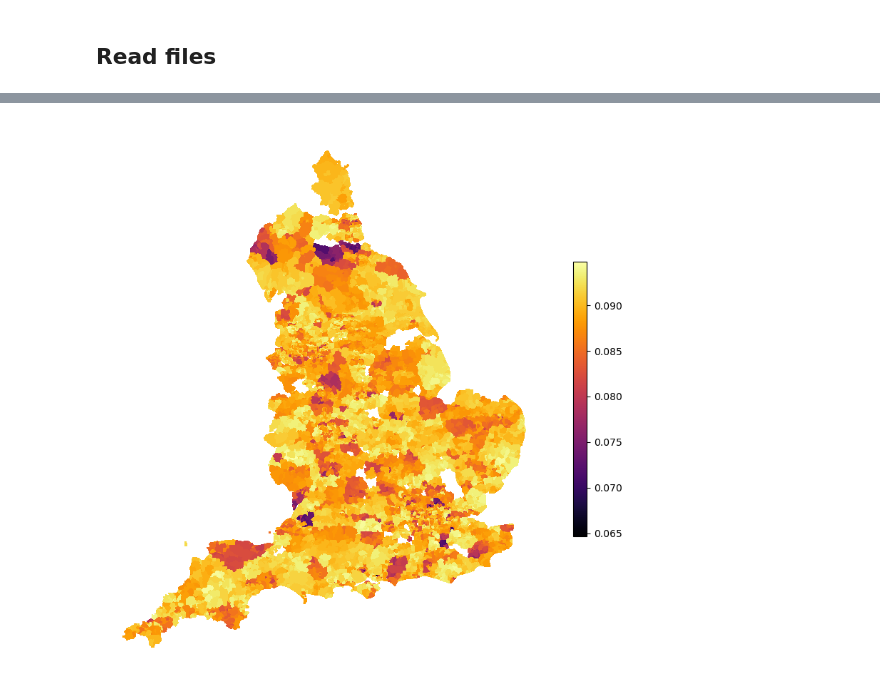
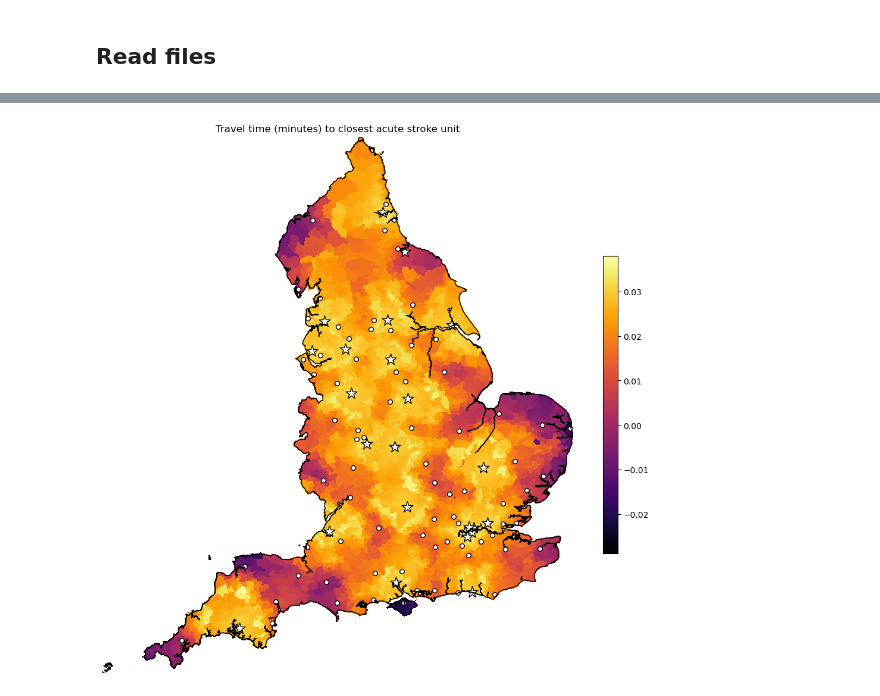
Before and after one commit to stroke-modelling/muster2, a Jupyter notebook: map/produce_maps.ipynb, the cells around one changed output, grey strips where cells are left out. Drawn from its saved outputs; the diff is of its cells as text; code cells hidden in the pictures.

```diff
--- a/map/produce_maps.ipynb
+++ b/map/produce_maps.ipynb
@@ -11,4 +11,12 @@ import pandas as pd
 # Import England LSAO Shape file (use 'zip://'' prefix for zip files)
 filename = "zip://./Lower_layer_super_output_areas_(E+W)_2011_Boundaries_(Generalised_Clipped)_V2.zip"
 lsoa_gdf = geopandas.read_file(filename, crs='EPSG:27700')
-data = pd.read_csv('default_scenario.csv')
+data = pd.read_csv('results.csv')
+# %%
+filename = "zip://./Countries_(December_2022)_GB_BFC.zip"
+countries_gdf = geopandas.read_file(filename, crs='EPSG:27700')
+mask = countries_gdf['CTRY22NM'] == 'England'
+countries_gdf = countries_gdf[mask]
+# Get outline of countries_gdf
+england = countries_gdf.boundary
+england.plot()
@@ -83,4 +119,8 @@ hospitals_gdf.geometry = geopandas.points_from_xy(
         hospitals_gdf.long, hospitals_gdf.lat)
 # Set crs for geometry, using epsg4326 for lat/long
 hospitals_gdf = hospitals_gdf.set_crs(epsg=4326)
+# Convert to British National Grid
+hospitals_gdf = hospitals_gdf.to_crs(epsg=27700)
 hospitals_gdf.head()
+mask = hospitals_gdf['Country'] == 'England'
+hospitals_gdf = hospitals_gdf[mask]
@@ -95,37 +127,36 @@ hospitals_gdf.head()
 # %%
 fig, ax = plt.subplots(figsize=(10, 10)) # Make max dimensions 10x10 inch
 data.plot(ax=ax, # Set which axes to use for plot (only one here)
-                 column='nlvo_drip_ship_ivt_utility_shift', # Column to apply colour
+                 column='msu_mrs_0-2_benefit', # Column to apply colour
                  antialiased=False, # Avoids artifact boundry lines
                  edgecolor='face', # Make LSOA boundry same colour as area
                  #vmin=0, # Manual scale min (remove to make automatic)
                  #vmax=0.05, # Manual scale max (remove to make automatic)
                  cmap='inferno', # Colour map to use
                  # Adjust size of colourmap key, and add label
                  legend_kwds={'shrink':0.5, 'label':' '},
                  # Set to display legend
                  legend=True,
                  # Make slightly transparent
-                 alpha=1.0)
+                 alpha=1)
 ax.set_axis_off() # Turn of axis linea dn numbers
+# Plot outline
+england.plot(ax=ax, edgecolor='k', facecolor='none', linewidth=1)
 
-
-
-"""
-# Add base map (note that we specifiy thr same CRS as we are using)
-# Use manual zoom to adjust level of detail of base map
-ctx.add_basemap(ax,
-                source=ctx.providers.OpenStreetMap.Mapnik,zoom=10)
+# Plot location of hospitals
+mask = hospitals_gdf['Use_IVT'] == '1'
+hospitals_gdf[mask].plot(ax=ax, edgecolor='k', facecolor='w', markersize=30, marker='o')
+mask = hospitals_gdf['Use_MT'] == '1'
+hospitals_gdf[mask].plot(ax=ax, edgecolor='k', facecolor='w', markersize=200, marker='*')
 
 ax.set_axis_off() # Turn of axis line numbers
 ax.set_title('Travel time (minutes) to closest acute stroke unit')
 # Adjust for printing
 ax.margins(0)
 ax.apply_aspect()
 plt.subplots_adjust(left=0.01, right=1.0, bottom=0.0, top=1.0)
-"""
 
 plt.savefig('map.jpg', dpi=300) # Save figure
 plt.show()
 # %% [output]
-[figure, old version]
+[figure, new version]
```
Also changed, not shown: parts of 9 cells of this notebook, 8 other files.
